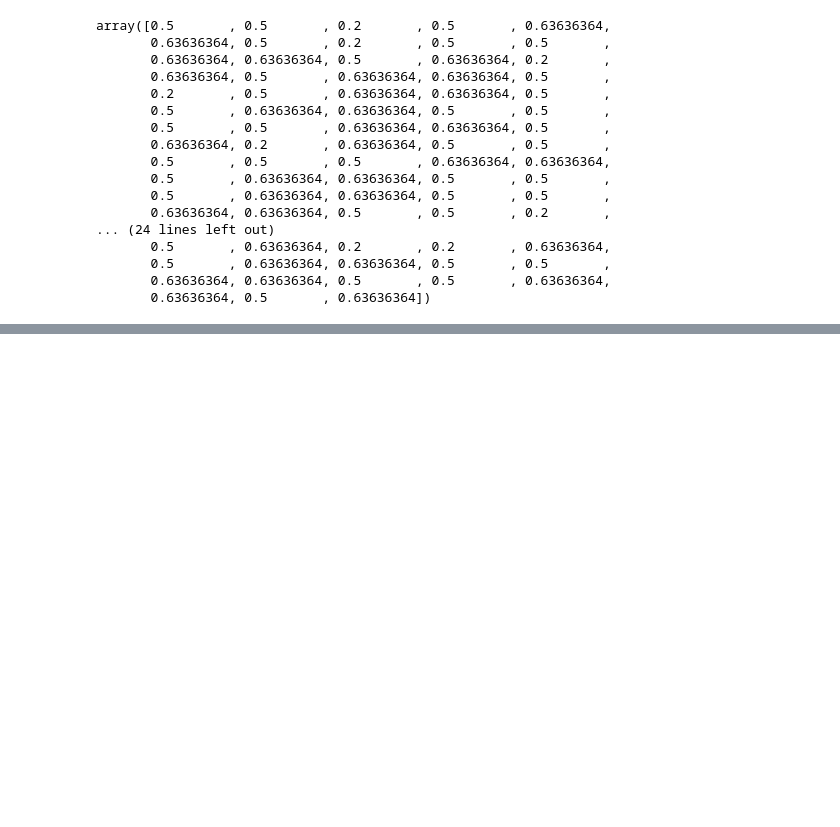
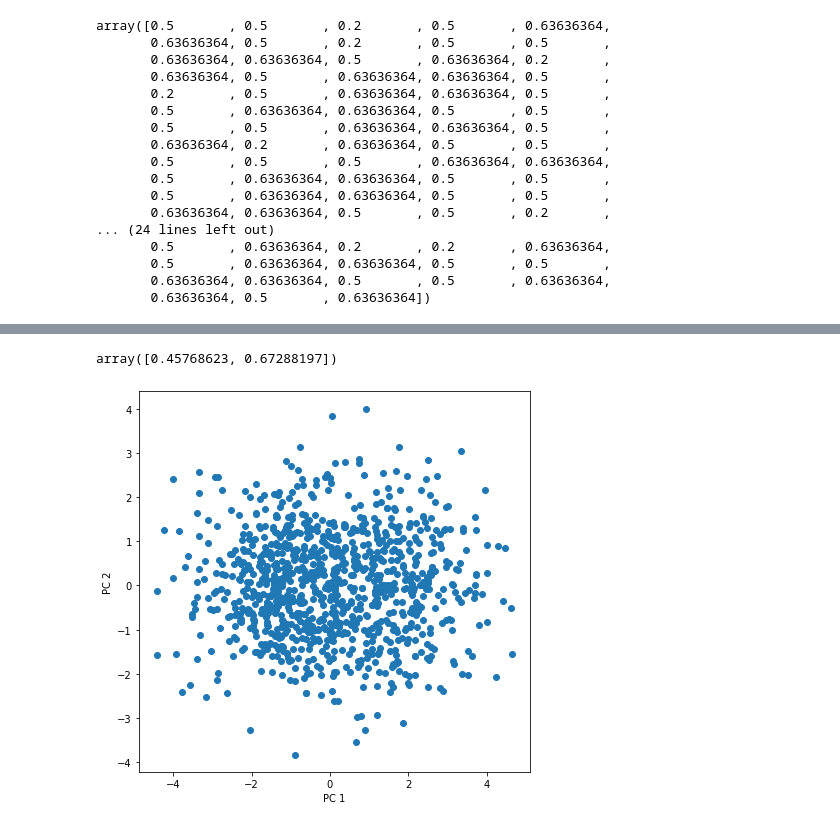
Before and after one commit to galenvincent/seq-GOF, a Jupyter notebook: testing.ipynb, the cells around one changed output, grey strips where cells are left out. Saved outputs shown, nothing was run; the diff lists cells and outputs as text; code cells hidden in the pictures; blank space fills up the shorter version.

```diff
--- a/testing.ipynb
+++ b/testing.ipynb
@@ -295,0 +357,19 @@ array([0.5       , 0.5       , 0.2       , 0.5       , 0.63636364,
+# %%
+# Do PCA
+seq = s.drop('Y', axis = 1)
+X_seq = seq - seq.mean(axis = 0)
+s_pca = PCA(n_components=2).fit(X_seq)
+# %%
+s_pca.explained_variance_ratio_.cumsum()
+# %% [output]
+array([0.45768623, 0.67288197])
+# %%
+s_trans = s_pca.transform(X_seq).transpose()
+# %%
+plt.figure(figsize = (7, 7))
+plt.scatter(s_trans[0], s_trans[1])
+plt.xlabel('PC 1')
+plt.ylabel('PC 2')
+plt.show()
+# %% [output]
+[figure, added]
```
Also changed, not shown: parts of 35 cells of this notebook, 2 other files.
